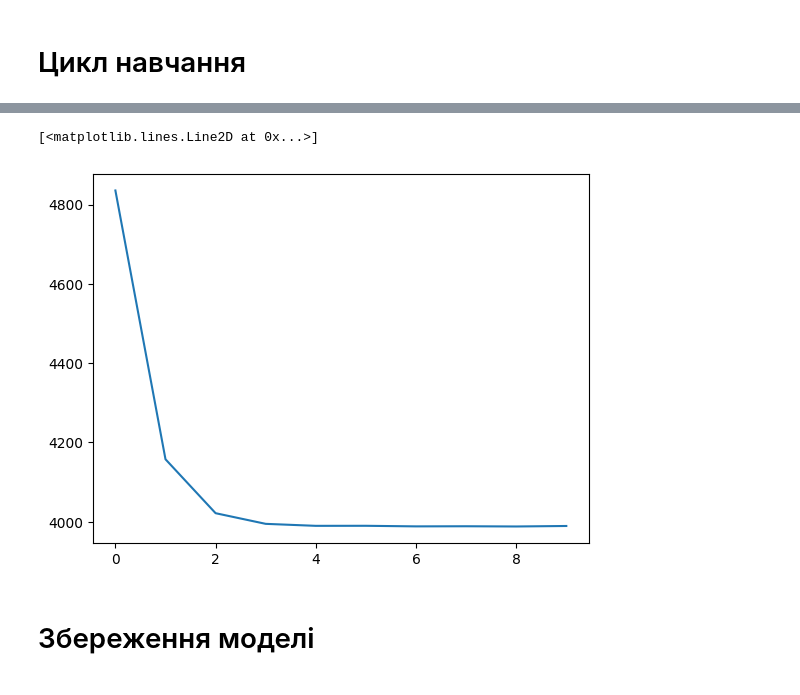
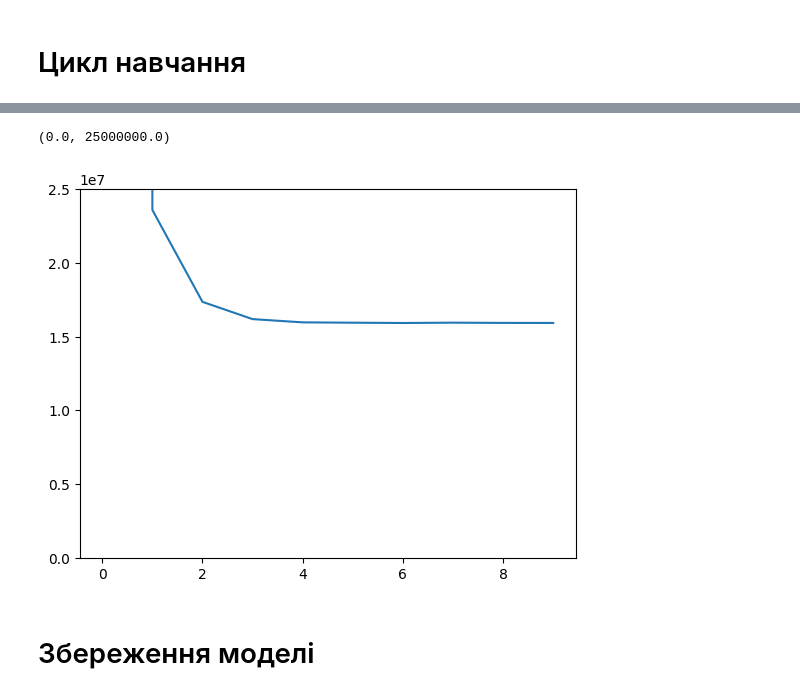
Before and after one commit to HalyshAnton/IT-Step-Pyton-AI, a Jupyter notebook: module4/neural_network.ipynb, the cells around one changed output, grey strips where cells are left out. Cells and saved outputs as stored; diff of their text form; code cells hidden in the pictures.

```diff
--- a/module4/neural_network.ipynb
+++ b/module4/neural_network.ipynb
@@ -148,19 +148,19 @@ from torch.utils.data import Dataset
 
 class MyDataset(Dataset):
     def __init__(self, X, y):
-        self.X = torch.FloatTensor(X).to(device)
-        self.y = torch.FloatTensor(y).to(device)
-        self.y = self.y.reshape(-1, 1)
+      self.X = torch.FloatTensor(X.values).to(device)
+      self.y = torch.FloatTensor(y.values).to(device)
+      self.y = self.y.reshape(-1, 1)
 
     def __len__(self):
-        return len(self.X)
+      return len(self.X)
 
     def __getitem__(self, idx):
-        return self.X[idx], self.y[idx]
+      return self.X[idx], self.y[idx]
 
 # Create dataset object
-X = df.drop(columns=['price']).to_numpy()
-y = df['price'].to_numpy()
+X = df.drop(columns=['price'])
+y = df['price']
 
 dataset = MyDataset(X, y)
 # %% [markdown]
@@ -215,10 +215,10 @@ from torch import nn
 
 
 model = nn.Sequential(
-          nn.Linear(2, 5),
-          nn.ReLU(),
-          nn.Linear(5, 1)
-        )
+    nn.Linear(2, 4),
+    nn.ReLU(),
+    nn.Linear(4, 1)
+)
 
 model
 # %% [output]
@@ -271,16 +271,19 @@ num_epochs = 10
 losses = []
 
 for epoch in range(num_epochs):
-    losses_ = []
-    for X_batch, y_batch in dataloader:
+  losses_ = []
+  for X_batch, y_batch in dataloader:
         # пряме пошерення
-        prediction = model(X_batch)
-        loss = loss_fn(prediction, y_batch)
+        y_pred = model(X_batch)
+        loss = loss_fn(y_pred, y_batch)
         losses_.append(loss.item())
 
         # Зворотнє поширення
-        loss.backward()
+        loss.backward() # рахуємо градієнти
         optimizer.step()
         optimizer.zero_grad()
 
-    losses.append(np.mean(losses_)**0.5)
+  losses.append(np.mean(losses_))
+
+  if epoch % 1 == 0:
+          print(f'loss={losses[-1]}')
@@ -287,11 +301,11 @@ for epoch in range(num_epochs):
 # %%
 import matplotlib.pyplot as plt
 
 plt.plot(losses)
-#plt.ylim(0, 0.2*1e8)
+plt.ylim(0, 0.25*1e8)
 # %% [output]
-[<matplotlib.lines.Line2D at 0x...>]
+(0.0, 25000000.0)
-[figure, old version]
+[figure, new version]
 # %% [markdown]
 # Збереження моделі
 # %%
```
Also changed, not shown: parts of 5 cells of this notebook.
